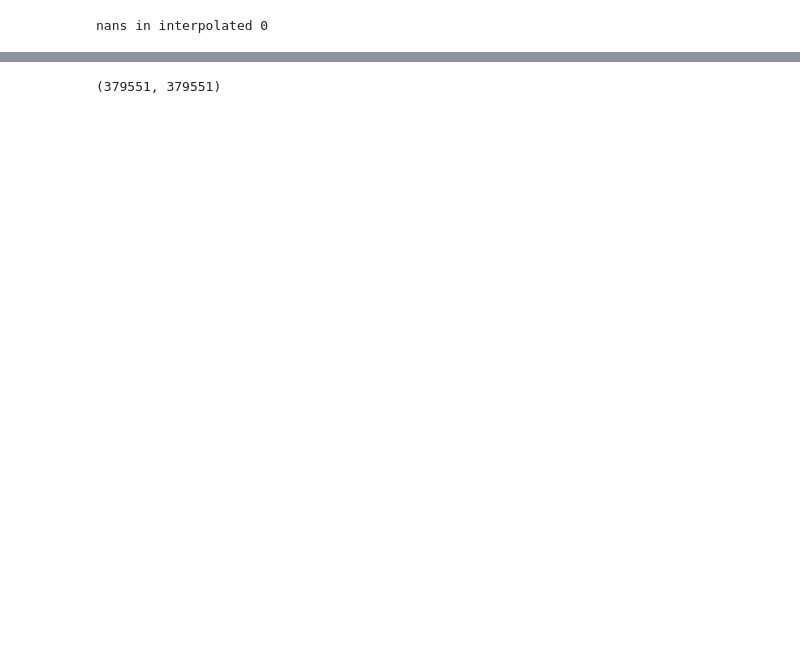
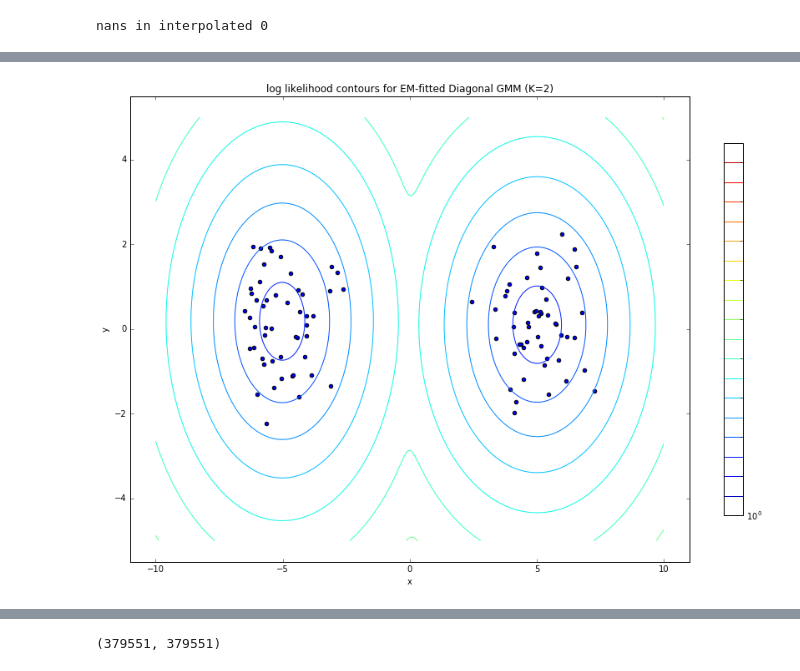
Before and after one commit to PrincetonUniversity/final-proj-cos-424, a Jupyter notebook: diag_tf.ipynb, the cells around one changed output, grey strips where cells are left out. Cells and saved outputs as stored; diff of their text form; code cells hidden in the pictures; blank space fills up the shorter version.

```diff
--- a/diag_tf.ipynb
+++ b/diag_tf.ipynb
@@ -158,0 +190,82 @@ y = 20.0
+# %%
+# Check that EM is working on small 2D example
+
+n_samples = 50
+np.random.seed(0)
+
+G1 = MVN(np.identity(2), np.array([5, 0]))
+G2 = MVN(np.identity(2), np.array([-5, 0]))
+
+# concatenate the two datasets into the final training set
+X = np.vstack([G1, G2])
+rx = np.random.choice(range(len(X)), 2, replace=False)
+
+_, m, s, a = fit_em(X, X[rx], 100, EPS)
+x = np.linspace(-10.0, 10.0, 200)
+y = np.linspace(-5.0, 5.0, 200)
+xx, yy = np.meshgrid(x, y)
+pts = np.array([xx.ravel(), yy.ravel()]).T
+with tf.Session() as sess:
+    ll = sess.run(-estep(pts, m, s, a)[0])
+print('means\n{}\ncov\n{}\ncluster priors\n{}'.format(m, s, a))
+plt.figure(figsize=(15, 10))
+CS = plt.contour(xx, yy, ll.reshape(xx.shape), norm=LogNorm(vmin=1.0, vmax=1000.0),
+                levels=np.logspace(0, 3, 20))
+plt.colorbar(CS, shrink=0.8, extend='both')
+plt.scatter(X[:, 0], X[:, 1])
+plt.title('log likelihood contours for EM-fitted Diagonal GMM (K=2)')
+plt.xlabel('x')
+plt.ylabel('y')
+plt.show()
+
+# Make this into a nice image.
+ys = [-3, 0, 2]
+pts = np.arange(-10, 10, 0.1, dtype='float64').reshape(-1, 1)
+ys = np.array(ys, dtype='float64').reshape(-1, 1)
+# Reverse m, s, a, since we know 'y'
+mr, sr = (x[:, ::-1] for x in (m, s))
+plotmm, plotsm, plotlgams = marginal_posterior(ys, mr, sr, a)
+
+mle_ys = np.arange(-5, 5, 0.1, dtype='float64').reshape(-1, 1)
+mm, sm, lgams = marginal_posterior(mle_ys, mr, sr, a)
+ams = np.exp(lgams)
+argmax_xs = [argmax_exp(mm, sm, am) for am in lgams]
+
+mle_xs = [None] * len(ams)
+
+def globall(): return glob.glob('data/2-cluster-mle-[0-9]*-[0-9]*.p')
+
+if len(globall()) == 0:
+    print('Missing cached posterior MLE predictions, re-generating.')
+    with open('data/2-cluster-posterior.p', 'wb') as w:
+        pickle.dump((mm, sm, ams), w)
+    print(len(mle_ys))
+    ! ./xargs-compute-gd-mle.sh data/2-cluster-posterior.p {len(mle_ys)} {nproc // 2} 2-cluster | grep 'Warning'
+    print('Done generating')
+
+for f in globall():
+    with open(f, 'rb') as r:
+        xs = pickle.load(r)
+    lo, hi = (int(s[1:]) for s in re.findall(r'-\d+', f))
+    mle_xs[lo:hi] = xs
+
+print(len(globall()))
+
+print(ys)
+plt.figure(figsize=(13, 10))
+CS = plt.contour(xx, yy, ll.reshape(xx.shape), norm=LogNorm(vmin=1.0, vmax=1000.0),
+                levels=np.logspace(0, 3, 20))
+with tf.Session() as sess:
+    for i, y in enumerate(ys.reshape(-1)):
+        lla = sess.run(estep(pts, plotmm, plotsm, np.exp(plotlgams[i]))[0]).reshape(-1)
+        plt.plot(pts, np.exp(lla) * 4 + y, ls='-', c='black')
+
+plt.plot(argmax_xs, mle_ys, label='argmax cluster mu', ls =':', c='blue', lw=2)
+plt.plot(mle_xs, mle_ys, label='MLE', ls='--', c='red', lw=2, alpha=0.8)
+plt.legend(bbox_to_anchor=(0., 1.02, 0.4, 1.02), loc=3,
+           ncol=2, mode="expand", borderaxespad=0.)
+plt.title('GMM Marginal Posterior (K=2) x|y', loc='right')
+plt.xlabel('x')
+plt.ylabel('y (observed)')
+plt.show()
+# %% [output]
@@ -158,0 +280 @@ y = 20.0
+[figure, added]
```
Also changed, not shown: parts of 8 cells of this notebook, 2 other files.
